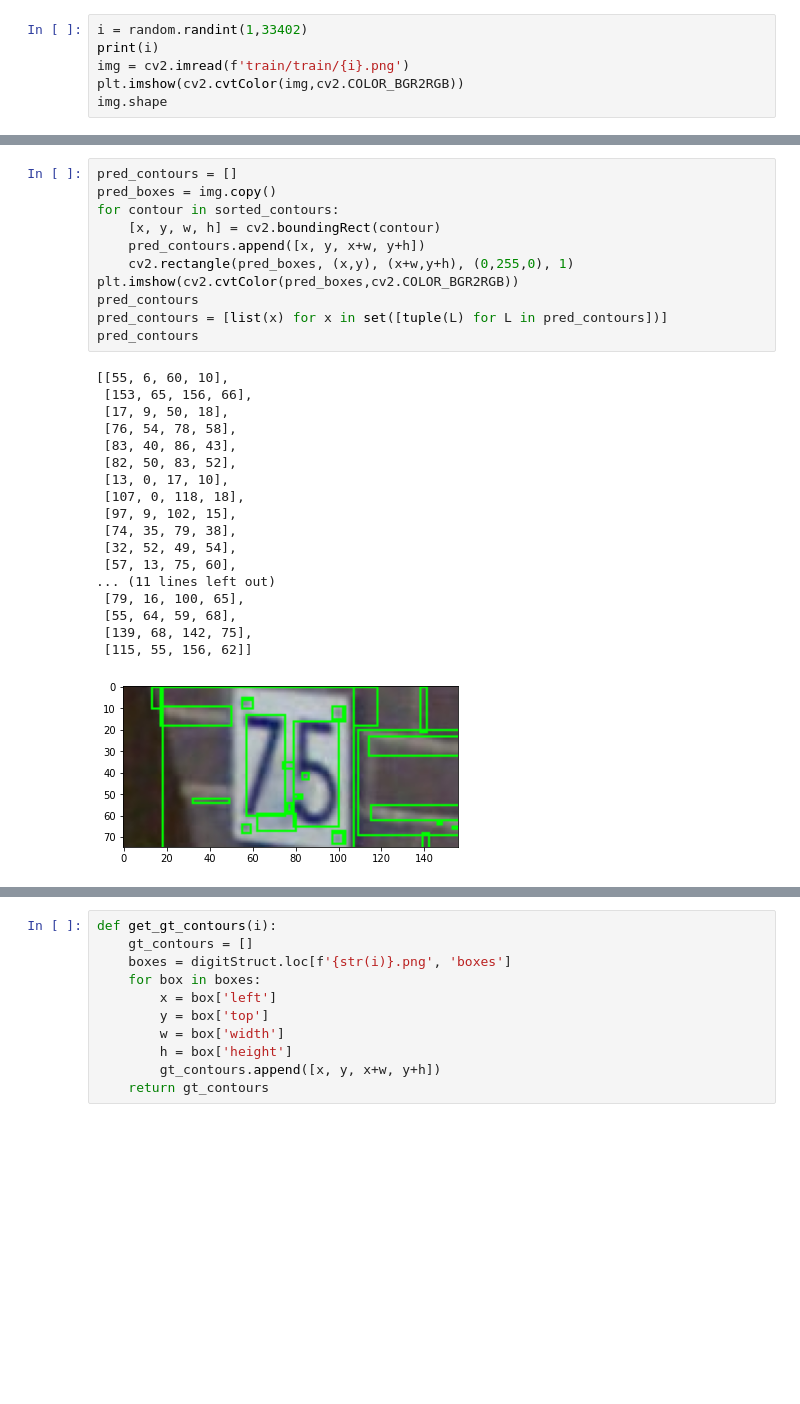
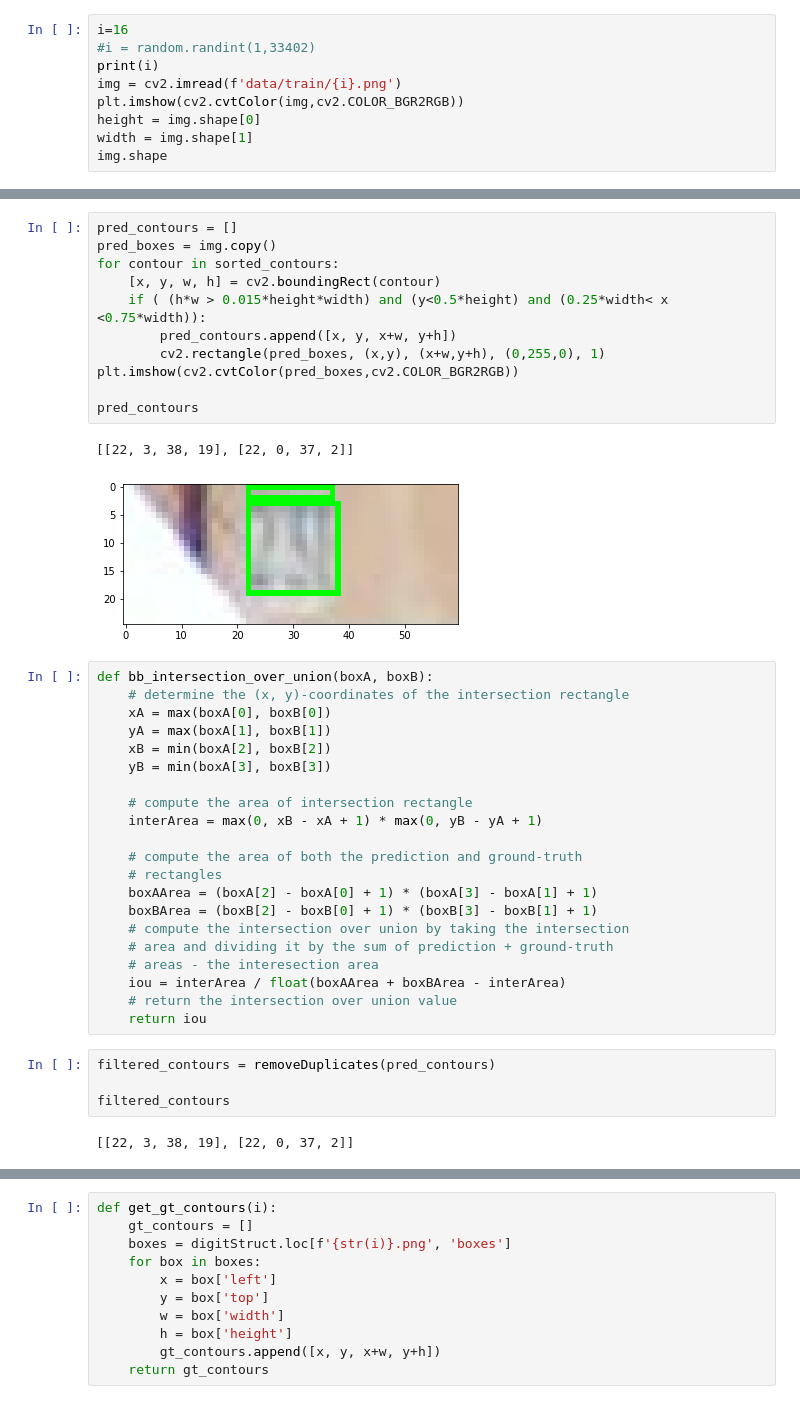
Before and after one commit to OmarElbanna/Street_View_House_Numbers_SVHN_Recognition, a Jupyter notebook: iou.ipynb, the cells around one changed output, grey strips where cells are left out. Cells and saved outputs as stored; diff of their text form; blank space fills up the shorter version.

```diff
--- a/iou.ipynb
+++ b/iou.ipynb
@@ -9,7 +8,10 @@
 # %%
-i = random.randint(1,33402)
+i=16
+#i = random.randint(1,33402)
 print(i)
-img = cv2.imread(f'train/train/{i}.png')
+img = cv2.imread(f'data/train/{i}.png')
 plt.imshow(cv2.cvtColor(img,cv2.COLOR_BGR2RGB))
+height = img.shape[0]
+width = img.shape[1]
 img.shape
 # %% [output]
@@ -66,31 +68,42 @@ len(sorted_contours)
 # %%
 pred_contours = []
 pred_boxes = img.copy()
 for contour in sorted_contours:
     [x, y, w, h] = cv2.boundingRect(contour)
-    pred_contours.append([x, y, x+w, y+h])
-    cv2.rectangle(pred_boxes, (x,y), (x+w,y+h), (0,255,0), 1)
+    if ( (h*w > 0.015*height*width) and (y<0.5*height) and (0.25*width< x <0.75*width)):
+        pred_contours.append([x, y, x+w, y+h])
+        cv2.rectangle(pred_boxes, (x,y), (x+w,y+h), (0,255,0), 1)
 plt.imshow(cv2.cvtColor(pred_boxes,cv2.COLOR_BGR2RGB))
+
 pred_contours
-pred_contours = [list(x) for x in set([tuple(L) for L in pred_contours])]
-pred_contours
 # %% [output]
-[[55, 6, 60, 10],
- [153, 65, 156, 66],
- [17, 9, 50, 18],
- [76, 54, 78, 58],
- [83, 40, 86, 43],
- [82, 50, 83, 52],
- [13, 0, 17, 10],
- [107, 0, 118, 18],
- [97, 9, 102, 15],
- [74, 35, 79, 38],
- [32, 52, 49, 54],
- [57, 13, 75, 60],
-... (11 lines left out)
- [79, 16, 100, 65],
- [55, 64, 59, 68],
- [139, 68, 142, 75],
- [115, 55, 156, 62]]
+[[22, 3, 38, 19], [22, 0, 37, 2]]
-[figure, old version]
+[figure, new version]
+# %%
+def bb_intersection_over_union(boxA, boxB):
+	# determine the (x, y)-coordinates of the intersection rectangle
+	xA = max(boxA[0], boxB[0])
+	yA = max(boxA[1], boxB[1])
+	xB = min(boxA[2], boxB[2])
+	yB = min(boxA[3], boxB[3])
+
+	# compute the area of intersection rectangle
+	interArea = max(0, xB - xA + 1) * max(0, yB - yA + 1)
+
+    # compute the area of both the prediction and ground-truth
+	# rectangles
+	boxAArea = (boxA[2] - boxA[0] + 1) * (boxA[3] - boxA[1] + 1)
+	boxBArea = (boxB[2] - boxB[0] + 1) * (boxB[3] - boxB[1] + 1)
+	# compute the intersection over union by taking the intersection
+	# area and dividing it by the sum of prediction + ground-truth
+	# areas - the interesection area
+	iou = interArea / float(boxAArea + boxBArea - interArea)
+	# return the intersection over union value
+	return iou
+# %%
+filtered_contours = removeDuplicates(pred_contours)
+
+filtered_contours
+# %% [output]
+[[22, 3, 38, 19], [22, 0, 37, 2]]
 # %%
```
Also changed, not shown: parts of 18 cells of this notebook, 2 other files.
